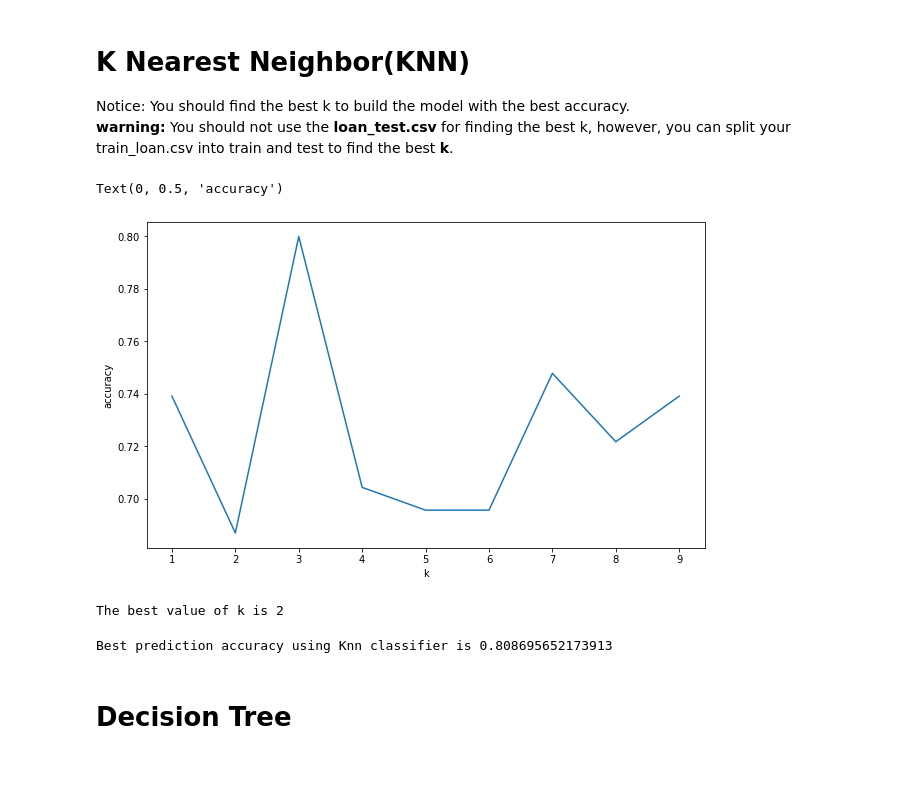
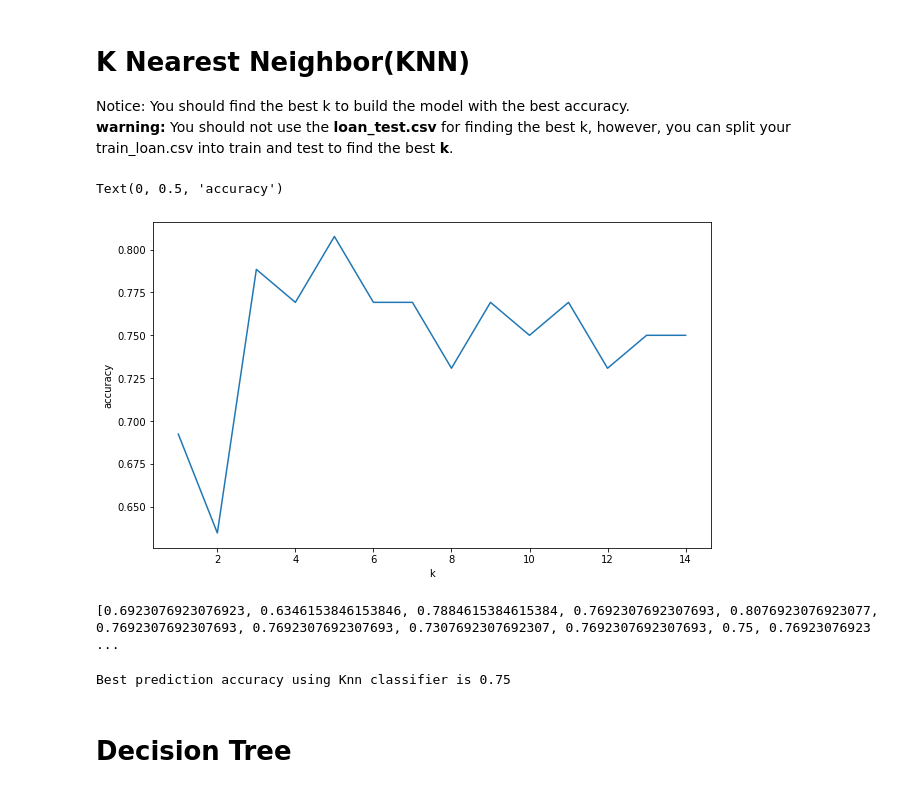
Before and after one commit to Ramprabu95/best_classifier_capstone_project, a Jupyter notebook: The best classifier.ipynb, the cells around one changed output. Drawn from its saved outputs; the diff is of its cells as text; code cells hidden in the pictures.

```diff
--- a/The best classifier.ipynb
+++ b/The best classifier.ipynb
@@ -275,42 +275,37 @@ Notice: You should find the best k to build the model with the best accuracy.
 # %%
 # creating the test train split of for the dataset
 from sklearn.model_selection import train_test_split
-X_train, X_test, y_train, y_test = train_test_split(X, y, test_size = 0.33)
-# trying KNN Classifier for K= 1 to 9 and finding the error
+X_train, X_test, y_train, y_test = train_test_split(X, y, test_size = 0.15)
+# trying KNN Classifier for K= 1 to 15 and finding the error
 from sklearn.neighbors import KNeighborsClassifier
 from sklearn import metrics
 acc = []
-for k in range(1,10):
+for k in range(1,15):
     neighbors = KNeighborsClassifier(n_neighbors = k).fit(X_train, y_train)
     #the predicted y
     y_prediction = neighbors.predict(X_test)
     acc.append(metrics.accuracy_score(y_test, y_prediction))
 
-X = list(range(1,10))
+X = list(range(1,15))
 plt.figure(figsize = (10,6))
 plt.plot(X,acc)
 plt.xlabel('k')
 plt.ylabel('accuracy')
 # %% [output]
 Text(0, 0.5, 'accuracy')
-[figure, old version]
+[figure, new version]
-# %%
-#Finding the maximum k
-count = 0
-(maxim,val) = (acc[0],0)
-for i in acc:
-    if(i > maxim):
-        (maxim, val) = (i, count)
-    count += 1
-print(f"The best value of k is {val}")
-# %% [output]
-The best value of k is 2
+# %%
+print(acc)
+#Finding the maximum k
+k = 5 #based on the graph
+# %% [output]
+[0.6923076923076923, 0.6346153846153846, 0.7884615384615384, 0.7692307692307693, 0.8076923076923077, 0.7692307692307693, 0.7692307692307693, 0.7307692307692307, 0.7692307692307693, 0.75, 0.76923076923 ...
 # %%
-best_knn = KNeighborsClassifier(n_neighbors = val).fit(X_test, y_test)
+best_knn = KNeighborsClassifier(n_neighbors = 6).fit(X_test, y_test)
 y_prediction_knn = best_knn.predict(X_test)
 print(f"Best prediction accuracy using Knn classifier is", metrics.accuracy_score(y_test,y_prediction_knn))
 # %% [output]
-Best prediction accuracy using Knn classifier is 0.808695652173913
+Best prediction accuracy using Knn classifier is 0.75
 # %% [markdown]
 # Decision Tree
 # %%
```
Also changed, not shown: parts of 9 cells of this notebook.
